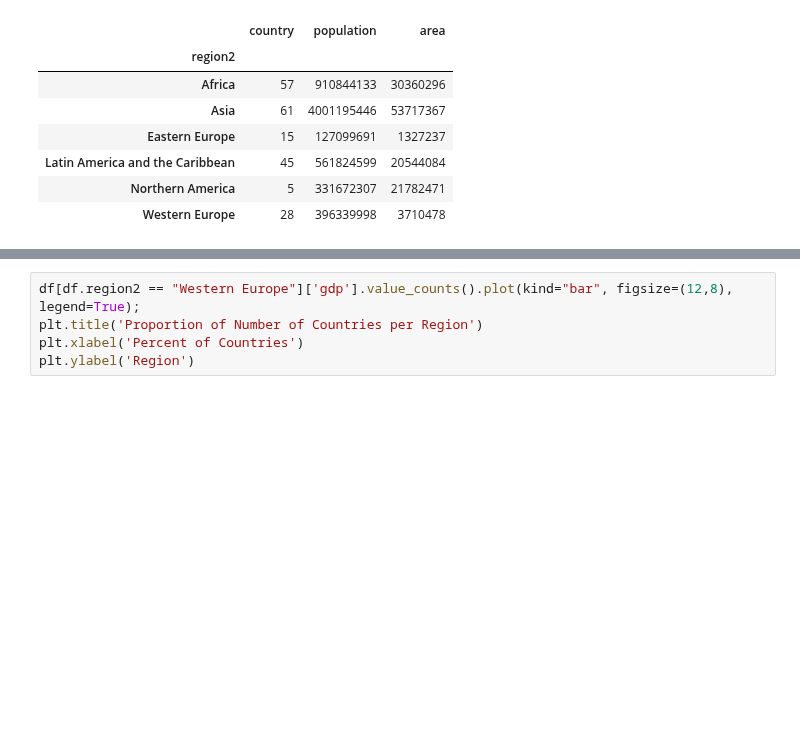
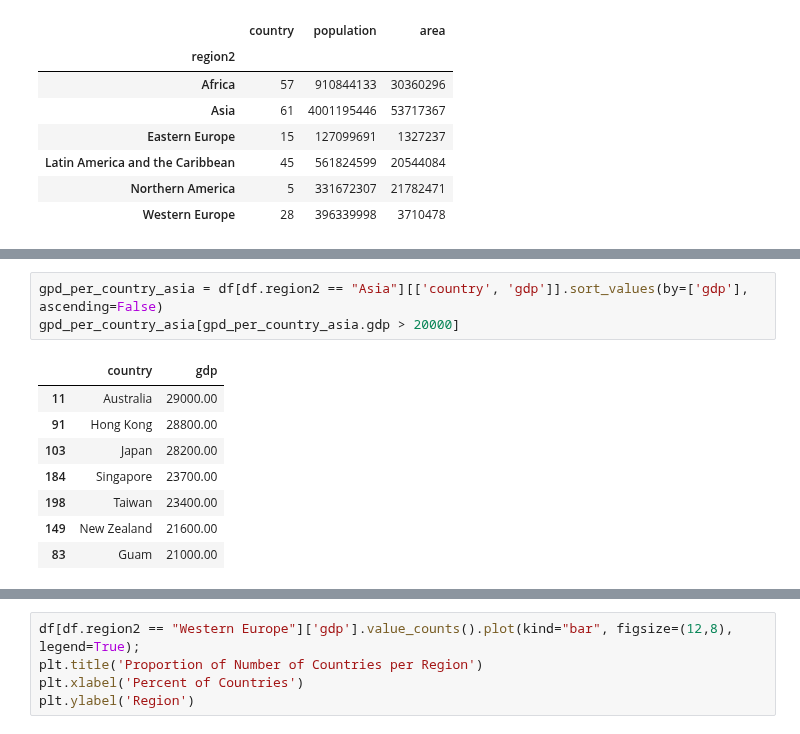
Before and after one commit to ksatola/Countries-of-the-World, a Jupyter notebook: EDA.ipynb, the cells around one changed output, grey strips where cells are left out. Drawn from its saved outputs; the diff is of its cells as text; blank space fills up the shorter version.

```diff
--- a/EDA.ipynb
+++ b/EDA.ipynb
@@ -407,0 +401,12 @@ Name: gdp, dtype: int64
+# %%
+gpd_per_country_asia = df[df.region2 == "Asia"][['country', 'gdp']].sort_values(by=['gdp'], ascending=False)
+gpd_per_country_asia[gpd_per_country_asia.gdp > 20000]
+# %% [output]
+|  | country | gdp |
+| 11 | Australia | 29000.00 |
+| 91 | Hong Kong | 28800.00 |
+| 103 | Japan | 28200.00 |
+| 184 | Singapore | 23700.00 |
+| 198 | Taiwan | 23400.00 |
+| 149 | New Zealand | 21600.00 |
+| 83 | Guam | 21000.00 |
```
Also changed, not shown: parts of 22 cells of this notebook.
